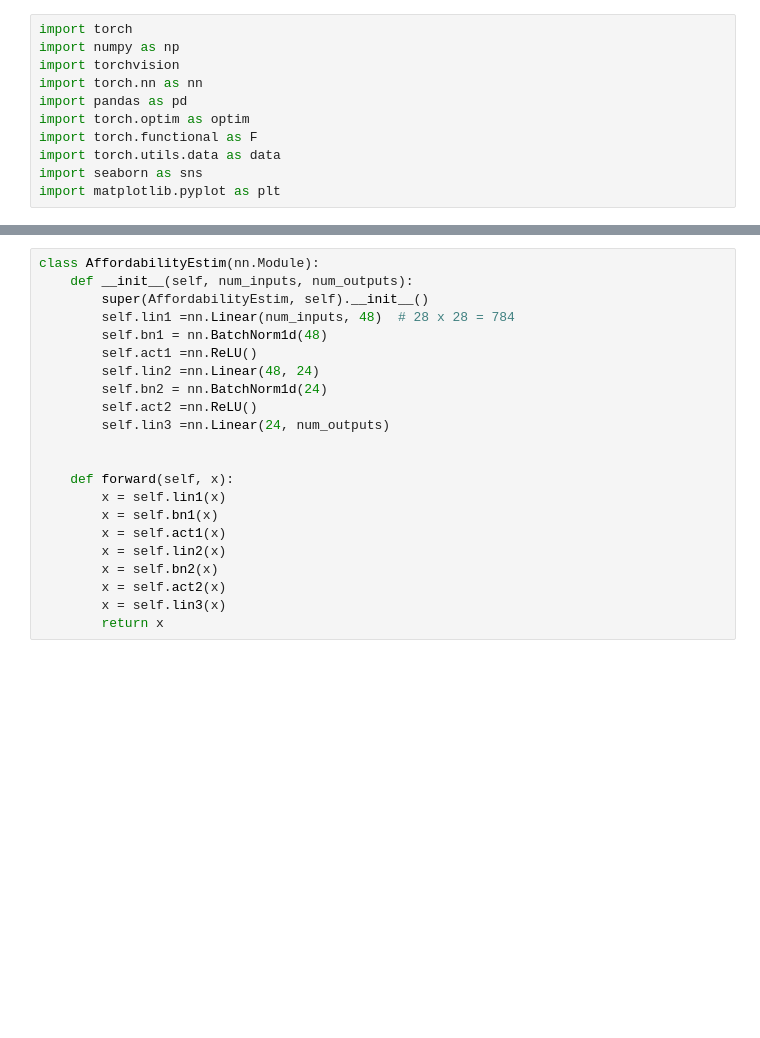
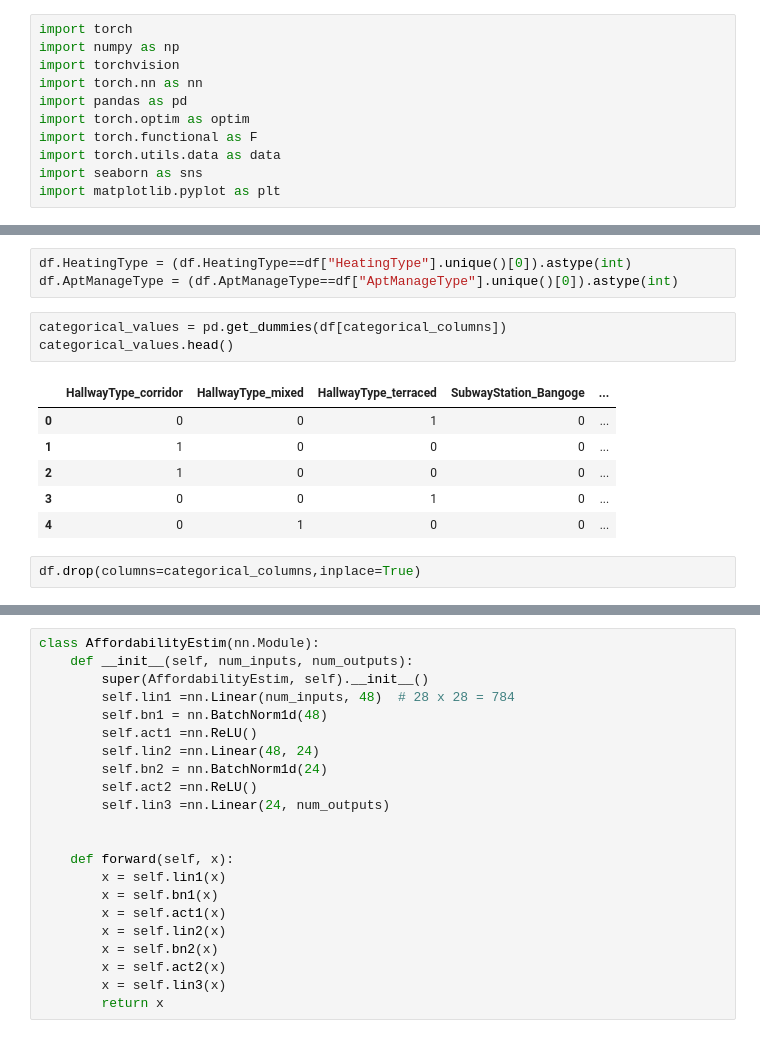
Before and after one commit to Roszczyk/SSNE_cwiczenia, a Jupyter notebook: miniprojekt_2/notebook.ipynb, the cells around one changed output, grey strips where cells are left out. Drawn from its saved outputs; the diff is of its cells as text; blank space fills up the shorter version.

```diff
--- a/miniprojekt_2/notebook.ipynb
+++ b/miniprojekt_2/notebook.ipynb
@@ -95,0 +60,15 @@ print(data[dataType].unique())
+# %%
+df.HeatingType = (df.HeatingType==df["HeatingType"].unique()[0]).astype(int)
+df.AptManageType = (df.AptManageType==df["AptManageType"].unique()[0]).astype(int)
+# %%
+categorical_values = pd.get_dummies(df[categorical_columns])
+categorical_values.head()
+# %% [output]
+|  | HallwayType_corridor | HallwayType_mixed | HallwayType_terraced | SubwayStation_Bangoge | ... |
+| 0 | 0 | 0 | 1 | 0 | ... |
+| 1 | 1 | 0 | 0 | 0 | ... |
+| 2 | 1 | 0 | 0 | 0 | ... |
+| 3 | 0 | 0 | 1 | 0 | ... |
+| 4 | 0 | 1 | 0 | 0 | ... |
+# %%
+df.drop(columns=categorical_columns,inplace=True)
```
Also changed, not shown: parts of 21 cells of this notebook, 1 other file.
